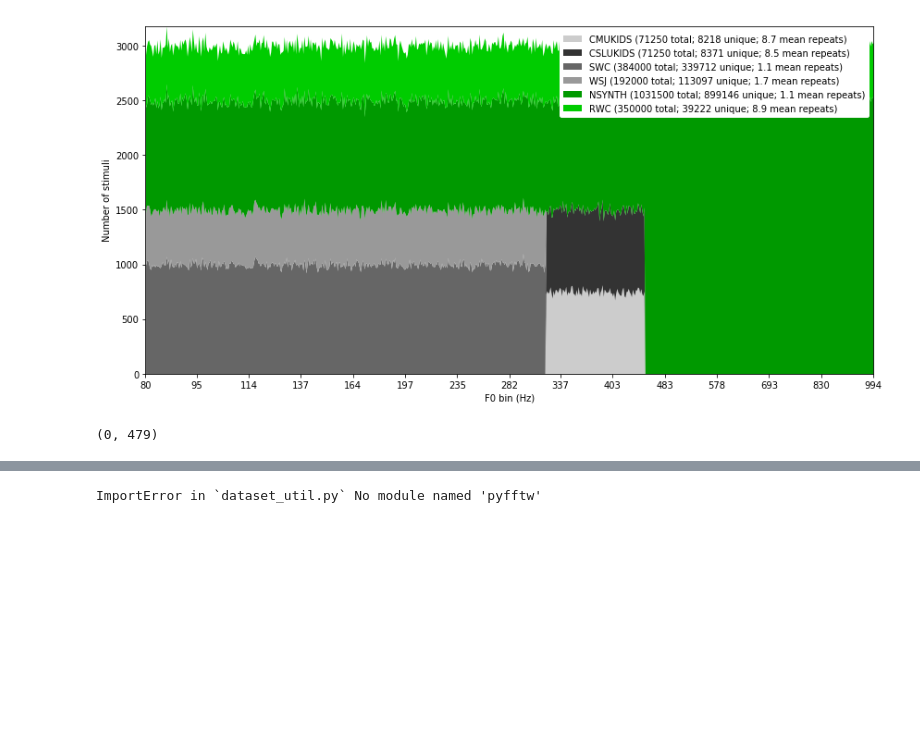
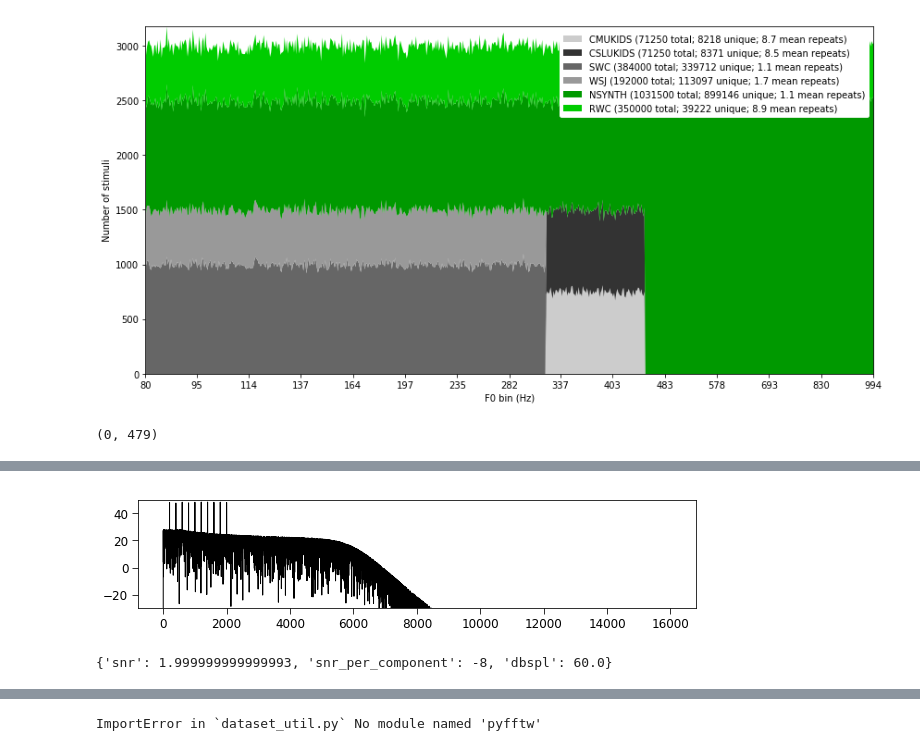
Before and after one commit to msaddler/pitchnet, a Jupyter notebook: assets_datasets/notebook_scratch_datasets.ipynb, the cells around one changed output, grey strips where cells are left out. Drawn from its saved outputs; the diff is of its cells as text; code cells hidden in the pictures; blank space fills up the shorter version.

```diff
--- a/assets_datasets/notebook_scratch_datasets.ipynb
+++ b/assets_datasets/notebook_scratch_datasets.ipynb
@@ -1609,29 +1612,33 @@ importlib.reload(stimuli_generate_synthetic_tones_mcpherson)
 # %%
 f0=200
 fs=32000
 dur=0.5
 noise_filter_order = 6
 noise_filter_cutoff = 6000
 noise_filter_type = 'lowpass'
 b, a = scipy.signal.butter(noise_filter_order,
                            np.array(noise_filter_cutoff)/(fs/2),
                            btype=noise_filter_type)
 noise_filter = lambda x: scipy.signal.filtfilt(b, a, x)
-y, y_params = stimuli_generate_synthetic_tones_mcpherson.mcpherson_noisy_tone(f0,
-                         fs,
-                         dur,
-                         dbsnr_component=-26.0,
-                         dbspl_overall=60.0,
-                         harmonic_numbers=range(1,11),
-                         kwargs_complex_tone={},
-                         kwargs_modified_uniform_masking_noise={},
-                         noise_filter=noise_filter)
+y, y_params = stimuli_generate_synthetic_tones_mcpherson.mcpherson_noisy_tone(
+    f0,
+    fs,
+    dur,
+    dbsnr_component=-8,
+    dbspl_overall=60.0,
+    harmonic_numbers=range(1,11),
+    kwargs_complex_tone={},
+    kwargs_modified_uniform_masking_noise={},
+    noise_filter=noise_filter)
 
 fxx, pxx = util_stimuli.power_spectrum(y, fs)
 
 fig, ax = plt.subplots(figsize=(10, 2))
 util_figures.make_line_plot(ax, fxx, pxx, ylimits=[-30, 50])
 plt.show()
 
 print(y_params)
 ipd.display(ipd.Audio(y, rate=fs))
+# %% [output]
+[figure, added]
+{'snr': 1.999999999999993, 'snr_per_component': -8, 'dbspl': 60.0}
```
Also changed, not shown: parts of 2 cells of this notebook, 1 other file.
